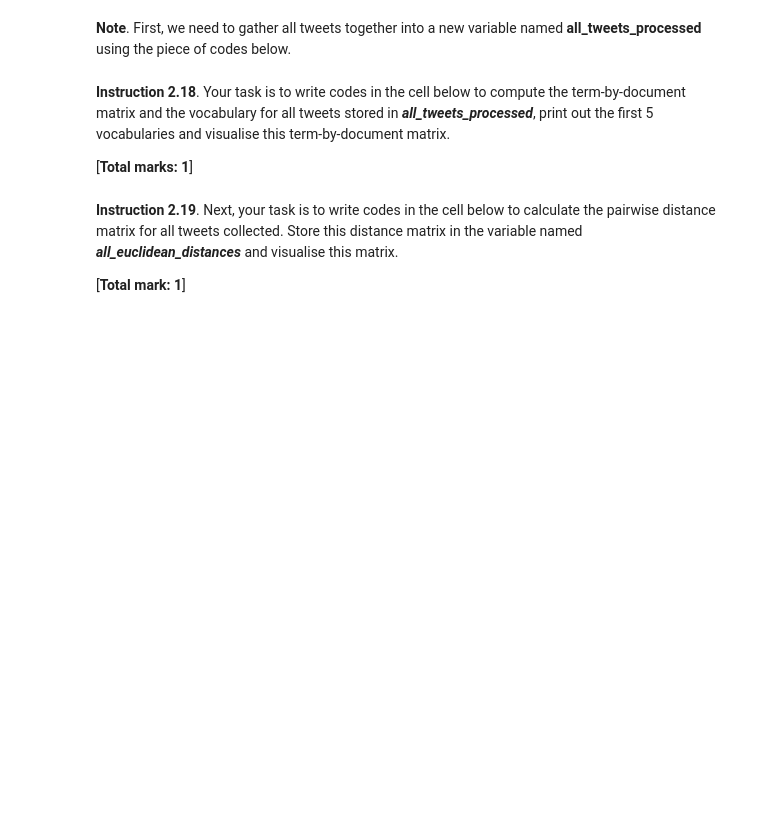
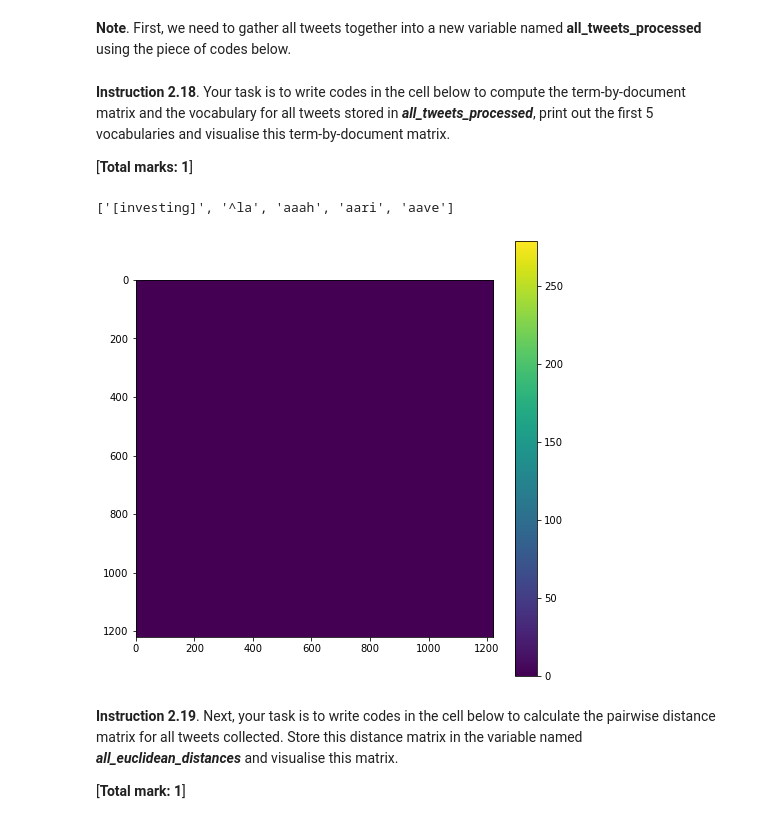
Before and after one commit to ibb2/Assingment2-SIT112, a Jupyter notebook: Assignment2_notebook.ipynb, the cells around one changed output. Saved outputs shown, nothing was run; the diff lists cells and outputs as text; code cells hidden in the pictures; blank space fills up the shorter version.

```diff
--- a/Assignment2_notebook.ipynb
+++ b/Assignment2_notebook.ipynb
@@ -1132,21 +1138,31 @@ all_tweets_processed = k1_tweets_processed + k2_tweets_processed + k3_tweets_pro
 # %%
 # YOU ARE REQUIRED TO INSERT YOUR CODE IN THIS CELL
 '''
 Write your codes to compute the term-by-document matrix and the vocabulary for all tweets stored
 in all_tweets_processed
 '''
 
-all_termdoc, all_vocab = # INSERT YOUR CODE HERE
+all_termdoc, all_vocab = construct_termdoc(all_tweets_processed)
 
 '''
 Write your code print out the first 5 vocabularies
 '''
 # INSERT YOUR CODE HERE
+print(all_vocab[:5])
 
 '''
 Write your code to visualise the term-by-document matrix
 '''
 # INSERT YOUR CODE HERE
+
+euclidean_distances = compute_euclidean_distance_matrix(all_termdoc)
+
+fig, ax = plt.subplots(figsize=(8,8))
+cax = ax.imshow(euclidean_distances)
+cbar = fig.colorbar(cax)
+# %% [output]
+['[investing]', '^la', 'aaah', 'aari', 'aave']
+[figure, added]
 # %% [markdown]
 **Instruction 2.19**. Next, your task is to write codes in the cell below to calculate the pairwise distance matrix for all tweets collected. Store this distance matrix in the variable named ***all_euclidean_distances*** and visualise this matrix.
 
```
Also changed, not shown: parts of 15 cells of this notebook.
